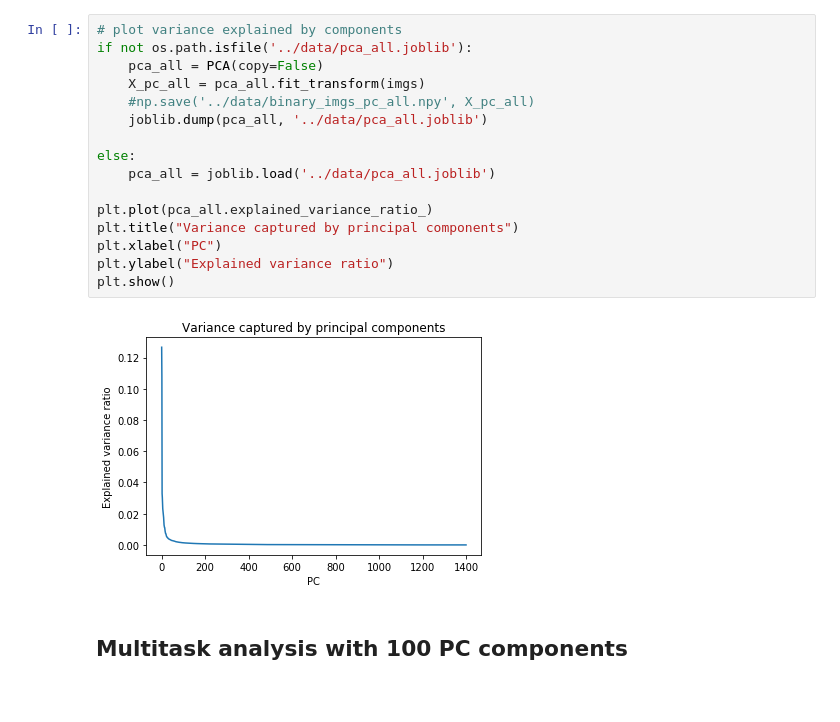
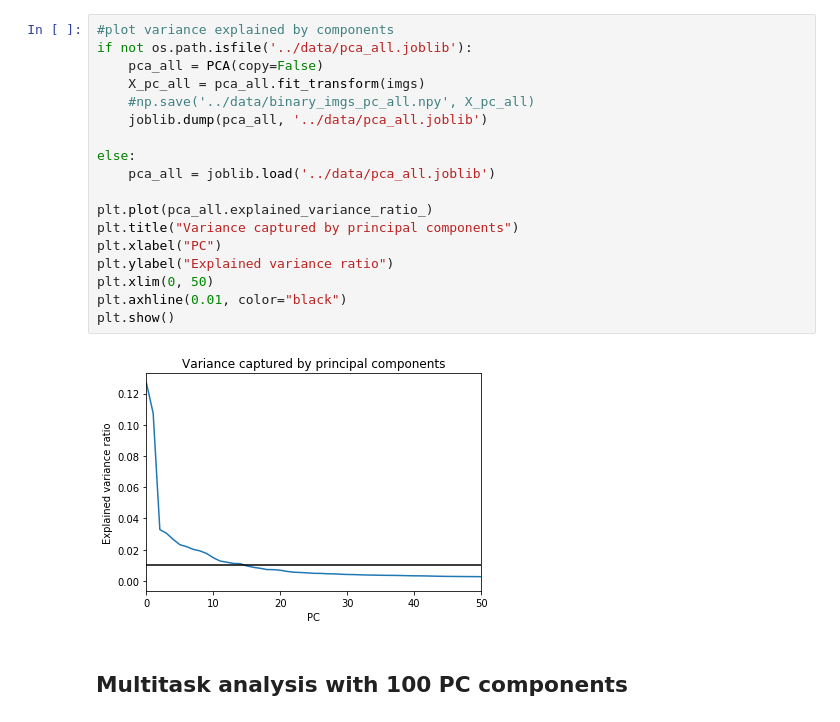
Before and after one commit to hasnainmamdani/stroke-impairment-analysis, a Jupyter notebook: pca-100-multi-output-regression.ipynb, the cells around one changed output. Saved outputs shown, nothing was run; the diff lists cells and outputs as text.

```diff
--- a/pca-100-multi-output-regression.ipynb
+++ b/pca-100-multi-output-regression.ipynb
@@ -49,21 +56,23 @@ if False: # to be done once only
 # %%
-# plot variance explained by components
+#plot variance explained by components
 if not os.path.isfile('../data/pca_all.joblib'):
     pca_all = PCA(copy=False)
     X_pc_all = pca_all.fit_transform(imgs)
     #np.save('../data/binary_imgs_pc_all.npy', X_pc_all)
     joblib.dump(pca_all, '../data/pca_all.joblib')
 
 else:
     pca_all = joblib.load('../data/pca_all.joblib')
 
 plt.plot(pca_all.explained_variance_ratio_)
 plt.title("Variance captured by principal components")
 plt.xlabel("PC")
 plt.ylabel("Explained variance ratio")
+plt.xlim(0, 50)
+plt.axhline(0.01, color="black")
 plt.show()
 # %% [output]
-[figure, old version]
+[figure, new version]
 # %% [markdown]
 ## Multitask analysis with 100 PC components
 # %%
```
Also changed, not shown: parts of 10 cells of this notebook, 1 other file.
